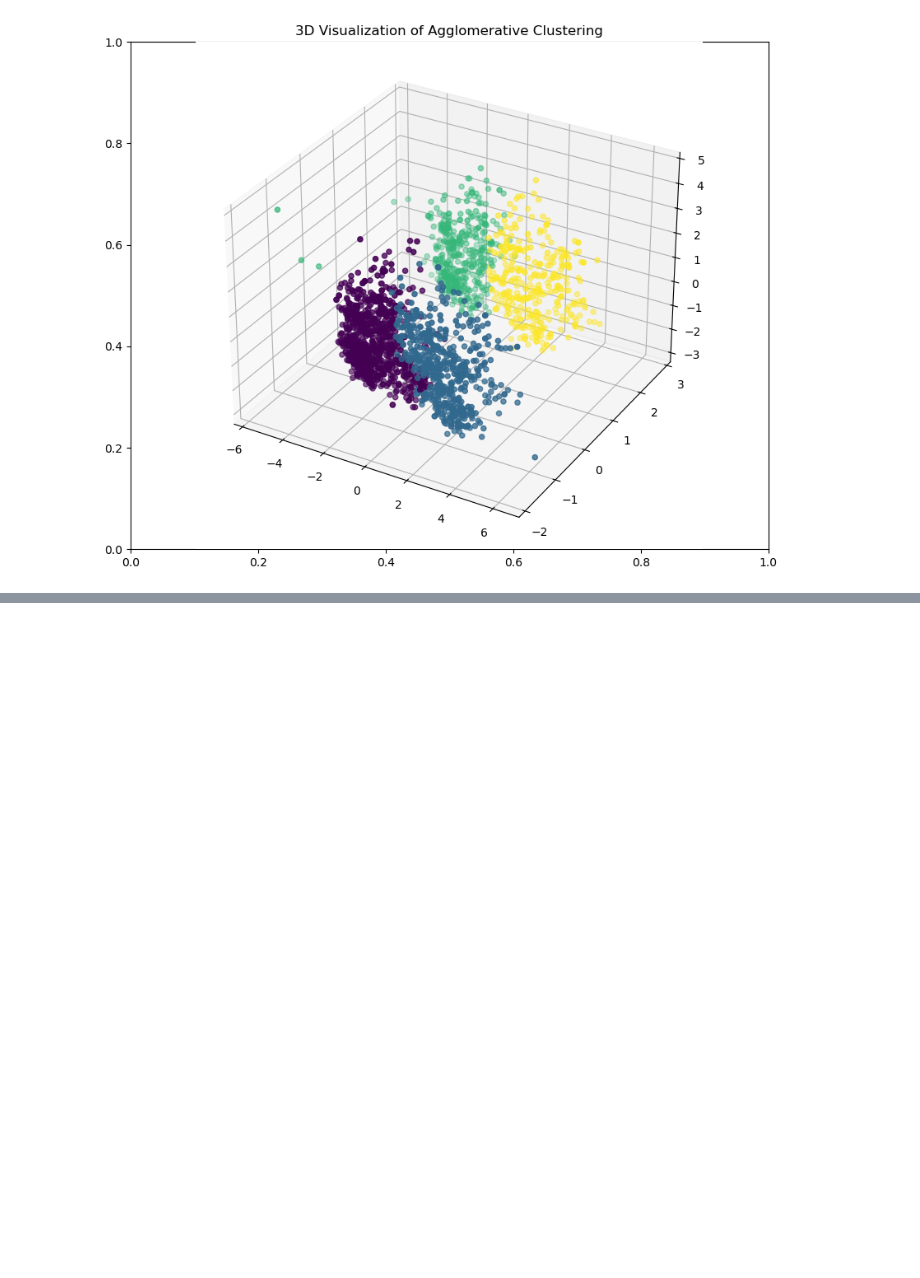
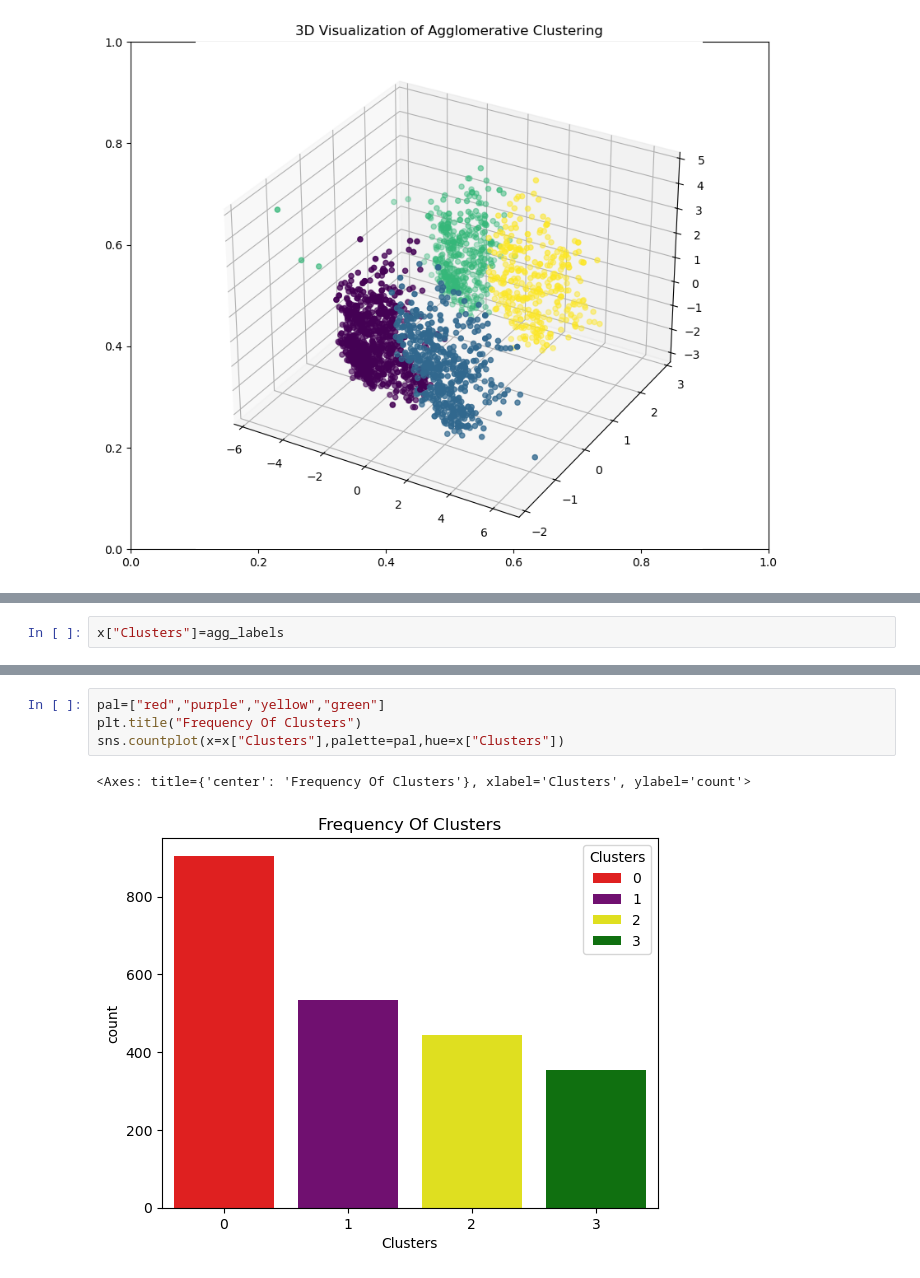
Before and after one commit to ankurgangwar4575-tech/SmartCart-Clustering-System, a Jupyter notebook: notebooks/SmartClustering.ipynb, the cells around one changed output, grey strips where cells are left out. Saved outputs shown, nothing was run; the diff lists cells and outputs as text; blank space fills up the shorter version.

```diff
--- a/notebooks/SmartClustering.ipynb
+++ b/notebooks/SmartClustering.ipynb
@@ -394,0 +395,2 @@ ax.scatter(x_pca[:,0],x_pca[:,1],x_pca[:,2],c=agg_labels)
+# %%
+x["Clusters"]=agg_labels
@@ -394,0 +406,7 @@ ax.scatter(x_pca[:,0],x_pca[:,1],x_pca[:,2],c=agg_labels)
+# %%
+pal=["red","purple","yellow","green"]
+plt.title("Frequency Of Clusters")
+sns.countplot(x=x["Clusters"],palette=pal,hue=x["Clusters"])
+# %% [output]
+<Axes: title={'center': 'Frequency Of Clusters'}, xlabel='Clusters', ylabel='count'>
+[figure, added]
```
Also changed, not shown: parts of 7 cells of this notebook.
